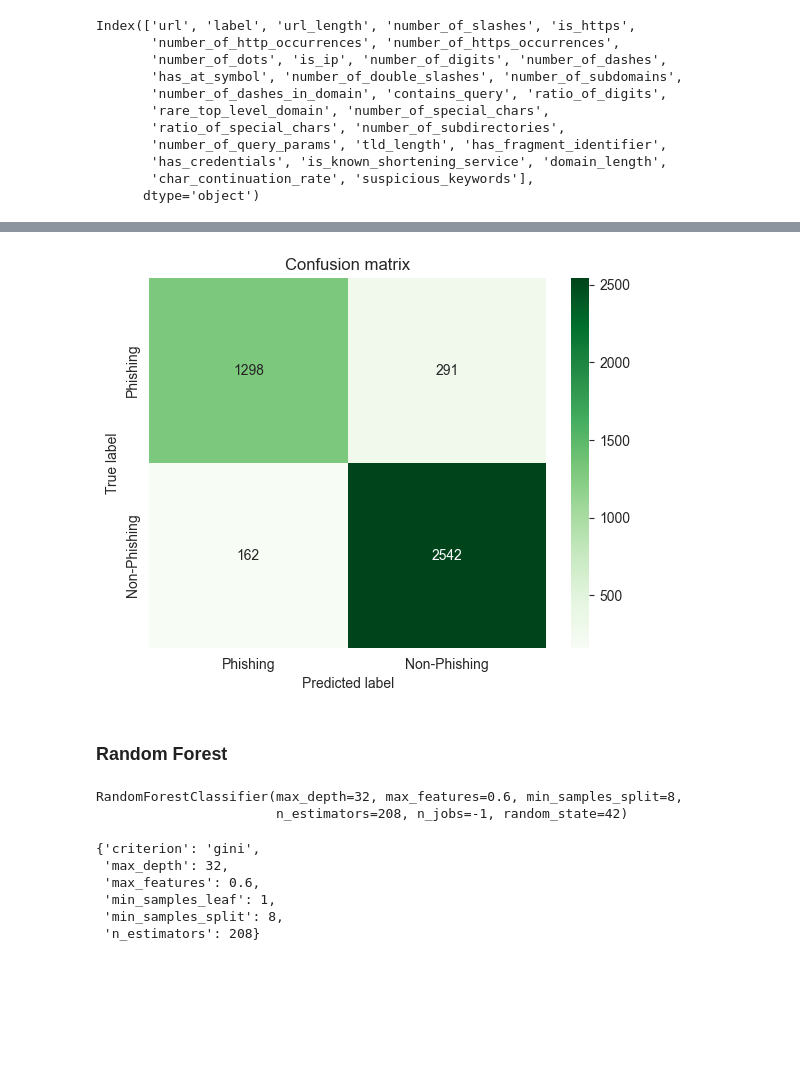
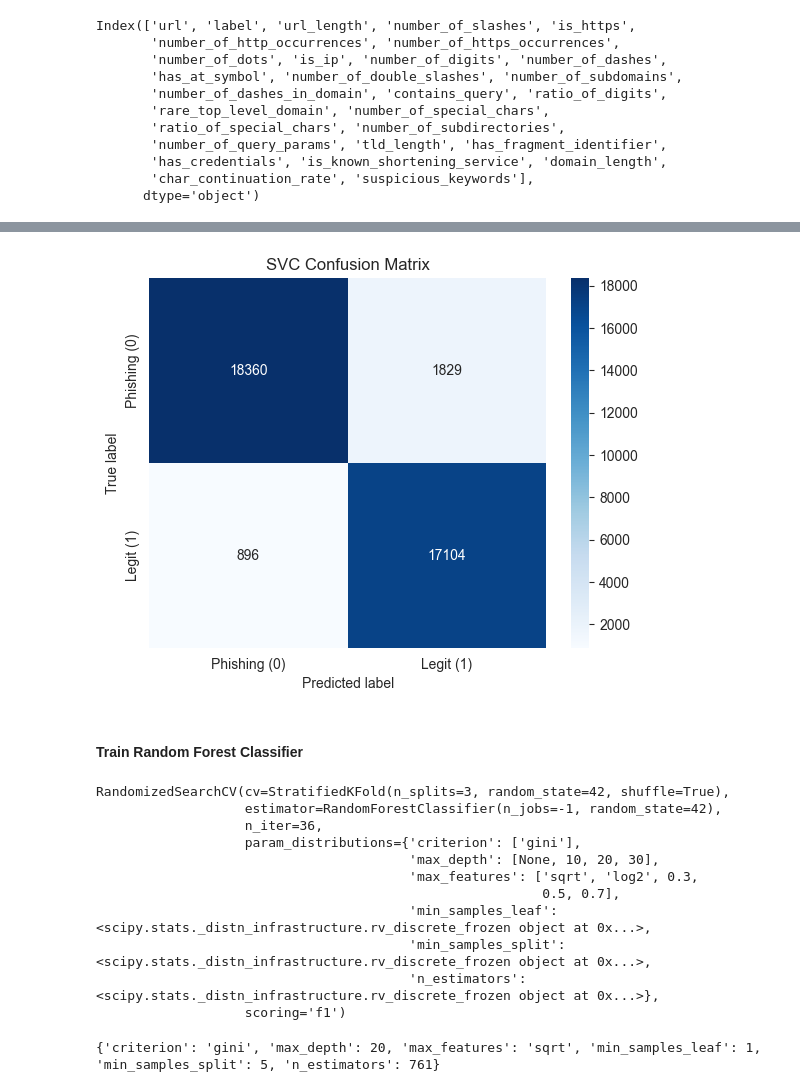
Before and after one commit to neverchange95/Phishing-Detection-Methods, a Jupyter notebook: ml-dl/ml-phishing-detection.ipynb, the cells around one changed output, grey strips where cells are left out. Cells and saved outputs as stored; diff of their text form; code cells hidden in the pictures; blank space fills up the shorter version.

```diff
--- a/ml-dl/ml-phishing-detection.ipynb
+++ b/ml-dl/ml-phishing-detection.ipynb
@@ -25,5 +29,5 @@ from sklearn.naive_bayes import GaussianNB
 # %%
-data = pd.read_csv("features.csv")
+data = pd.read_csv("../data/training/training-features.csv")
 data.head()
 # %% [output]
 |  | url | label | url_length | number_of_slashes | is_https | number_of_http_occurrences | number_of_https_occurrences | ... |
@@ -158,8 +157,11 @@ pipe = Pipeline([("scaler", StandardScaler()), ("svc", SVC())])
 # %%
+pipe = Pipeline([("scaler", StandardScaler()), ("svc", SVC())])
+
 param_dist = {
-  "svc__kernel": ["rbf"], # rbf kernel, weil am stärksten
-  "svc__C": loguniform(1e-2, 1e2), # Hohes C → Versucht alle Punkte richtig zu klassifizieren: 0.01..100
-  "svc__gamma": loguniform(1e-4, 1e-1), # Hohes Gamma --> Starke Anpassung an Trainingsdaten 0.0001 bis 0.1
+  "svc__kernel": ["rbf"],
+  "svc__C": loguniform(1e-2, 1e2),
+  "svc__gamma": loguniform(1e-4, 1e0),
+  "svc__class_weight": [None, "balanced"]
 }
 
 cv = StratifiedKFold(n_splits=3, shuffle=True, random_state=42)
@@ -233,54 +225,49 @@ weighted avg       0.89      0.89      0.89      4293
 # %%
 svm_conf_matrix = metrics.confusion_matrix(y_test, y_test_svc)
-labels = ['Phishing', 'Non-Phishing']
+labels = ['Phishing (0)', 'Legit (1)']
 
-sns.heatmap(svm_conf_matrix, annot=True, fmt="d", cmap="Greens", xticklabels=labels, yticklabels=labels)
+sns.heatmap(svm_conf_matrix, annot=True, fmt="d", cmap="Blues", xticklabels=labels, yticklabels=labels)
 plt.xlabel('Predicted label')
 plt.ylabel('True label')
-plt.title('Confusion matrix')
+plt.title('SVC Confusion Matrix')
 plt.show()
 # %% [output]
-[figure, old version]
+[figure, new version]
 # %% [markdown]
-### Random Forest
+#### Train Random Forest Classifier
 # %%
 param_dist = {
-    "criterion": ["gini"], # nur gini, wel entropy kaum unterschied macht und gini schneller ist
-    "n_estimators": randint(200, 601), # Anzahl der Bäume: 200..600
-    "max_depth": [None, 4, 8, 16, 32], # Baumtiefe, zu tiefe Bäume = Overfitting
-    "min_samples_leaf": randint(1, 10), # Minimale Anzahl an Blättern 1..9
-    "min_samples_split": randint(2, 21), # Minimale Anzahl an Splits 2..20
-    "max_features": ['sqrt', 0.4, 0.6, 0.8], # Feature-Sampling pro Split
-}
-
-param_dist_paper = {
-    "criterion": ["gini"], # nur gini, wel entropy kaum unterschied macht und gini schneller ist
-    "n_estimators": [10], # Anzahl der Bäume: 200..600
-    "max_depth": [8], # Baumtiefe, zu tiefe Bäume = Overfitting
-    "max_features": ['sqrt'], # Feature-Sampling pro Split
+    "criterion": ["gini"],
+    "n_estimators": randint(300, 801),
+    "max_depth": [None, 10, 20, 30],
+    "min_samples_leaf": randint(1, 21),
+    "min_samples_split": randint(2, 41),
+    "max_features": ["sqrt", "log2", 0.3, 0.5, 0.7],
 }
 
 cv = StratifiedKFold(n_splits=3, shuffle=True, random_state=42)
 rs = RandomizedSearchCV(
-    RandomForestClassifier(n_jobs=-1, random_state=42),
-    param_distributions=param_dist, n_iter=36, cv=cv,
-    scoring="f1", n_jobs=-1, random_state=42
-)
+    RandomForestClassifier(n_jobs=-1, random_state=42), param_distributions=param_dist, n_iter=36, cv=cv, scoring="f1")
 rs.fit(X_train, y_train)
-best_rf = rs.best_estimator_
-print(best_rf)
-rs.best_params_
 # %% [output]
-RandomForestClassifier(max_depth=32, max_features=0.6, min_samples_split=8,
-                       n_estimators=208, n_jobs=-1, random_state=42)
+RandomizedSearchCV(cv=StratifiedKFold(n_splits=3, random_state=42, shuffle=True),
+                   estimator=RandomForestClassifier(n_jobs=-1, random_state=42),
+                   n_iter=36,
+                   param_distributions={'criterion': ['gini'],
+                                        'max_depth': [None, 10, 20, 30],
+                                        'max_features': ['sqrt', 'log2', 0.3,
+                                                         0.5, 0.7],
+                                        'min_samples_leaf': <scipy.stats._distn_infrastructure.rv_discrete_frozen object at 0x...>,
+                                        'min_samples_split': <scipy.stats._distn_infrastructure.rv_discrete_frozen object at 0x...>,
+                                        'n_estimators': <scipy.stats._distn_infrastructure.rv_discrete_frozen object at 0x...>},
+                   scoring='f1')
-{'criterion': 'gini',
- 'max_depth': 32,
- 'max_features': 0.6,
- 'min_samples_leaf': 1,
- 'min_samples_split': 8,
- 'n_estimators': 208}
 # %%
-#predicting the target value from the model for the samples
 y_train_forest = rs.predict(X_train)
 y_test_forest = rs.predict(X_test)
+
+best_model_rf = rs.best_estimator_
+joblib.dump(best_model_rf, '../models/ml/best_rf.pkl')
+print(rs.best_params_)
+# %% [output]
+{'criterion': 'gini', 'max_depth': 20, 'max_features': 'sqrt', 'min_samples_leaf': 1, 'min_samples_split': 5, 'n_estimators': 761}
 # %%
```
Also changed, not shown: parts of 121 cells of this notebook, 29 other files.
